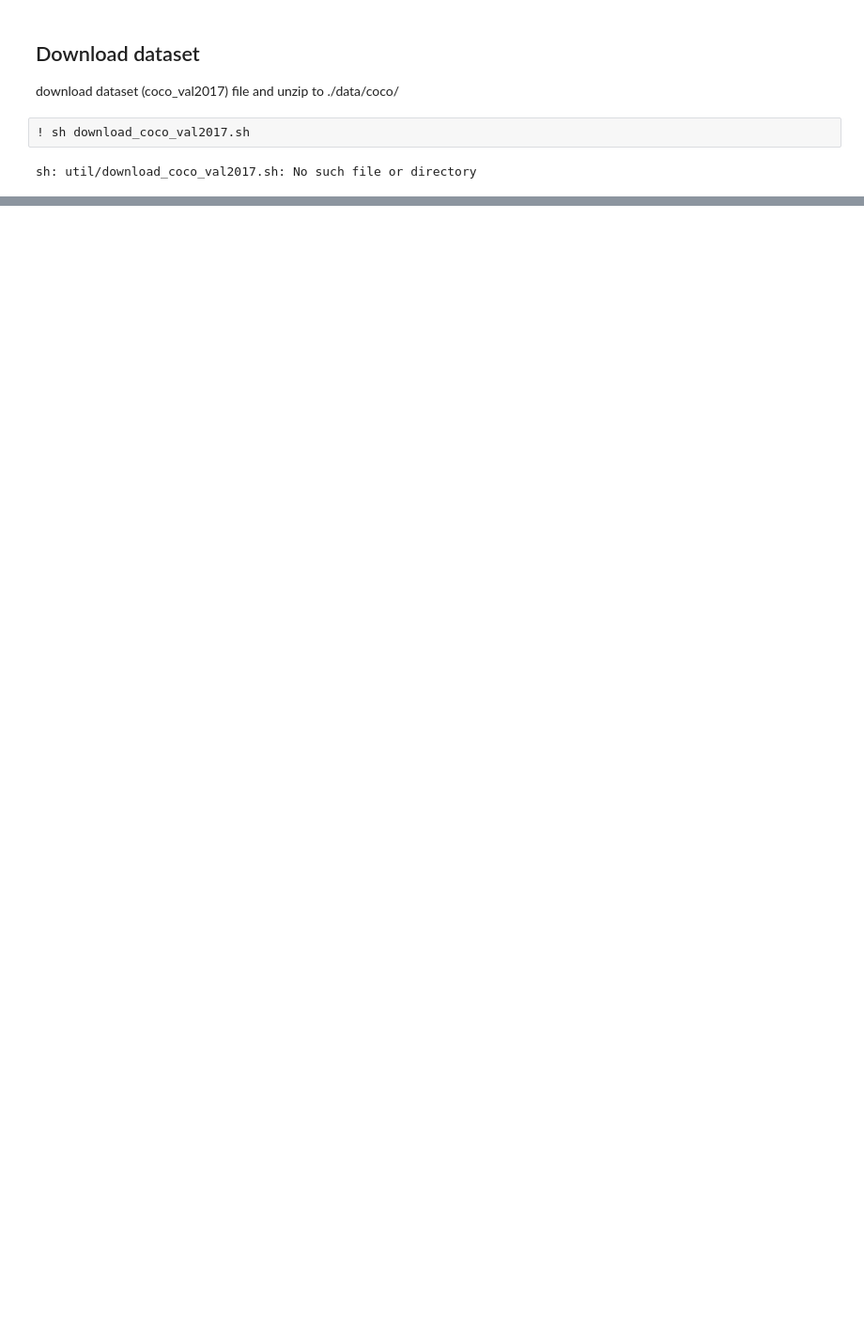
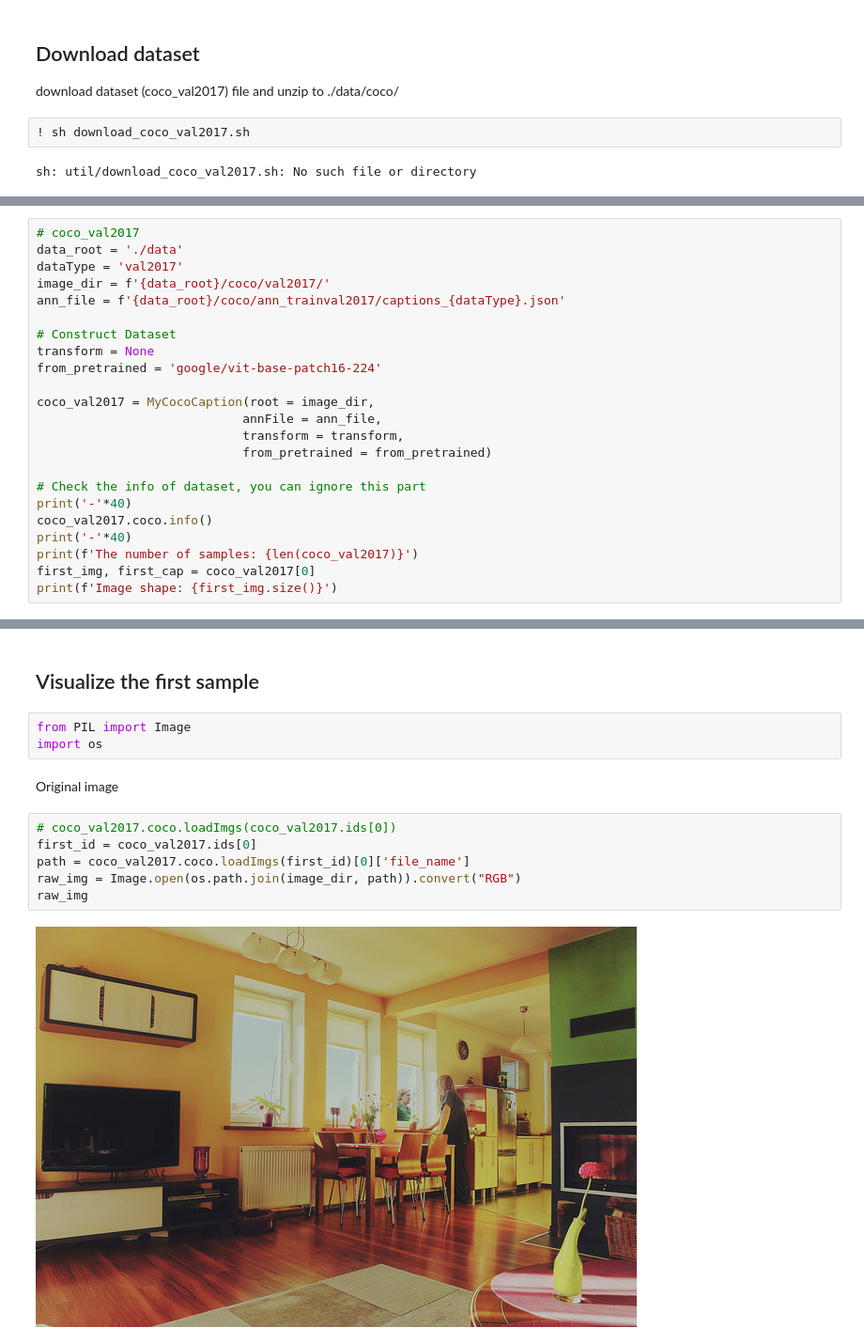
Before and after one commit to jullian-yapeter/lcmvae, a Jupyter notebook: data_loader_demo.ipynb, the cells around one changed output, grey strips where cells are left out. Shown at 94% size. Saved outputs shown, nothing was run; the diff lists cells and outputs as text; blank space fills up the shorter version.

Commit message:
Custom Dataset for COCO Caption dataset

```diff
--- a/data_loader_demo.ipynb
+++ b/data_loader_demo.ipynb
@@ -26,0 +27,23 @@ images.size(), len(captions)
+# %%
+# coco_val2017
+data_root = './data'
+dataType = 'val2017'
+image_dir = f'{data_root}/coco/val2017/'
+ann_file = f'{data_root}/coco/ann_trainval2017/captions_{dataType}.json'
+
+# Construct Dataset
+transform = None
+from_pretrained = 'google/vit-base-patch16-224'
+
+coco_val2017 = MyCocoCaption(root = image_dir,
+                            annFile = ann_file,
+                            transform = transform,
+                            from_pretrained = from_pretrained)
+
+# Check the info of dataset, you can ignore this part
+print('-'*40)
+coco_val2017.coco.info()
+print('-'*40)
+print(f'The number of samples: {len(coco_val2017)}')
+first_img, first_cap = coco_val2017[0]
+print(f'Image shape: {first_img.size()}')
@@ -26,0 +111,15 @@ images.size(), len(captions)
+# %% [markdown]
+## Visualize the first sample
+# %%
+from PIL import Image
+import os
+# %% [markdown]
+Original image
+# %%
+# coco_val2017.coco.loadImgs(coco_val2017.ids[0])
+first_id = coco_val2017.ids[0]
+path = coco_val2017.coco.loadImgs(first_id)[0]['file_name']
+raw_img = Image.open(os.path.join(image_dir, path)).convert("RGB")
+raw_img
+# %% [output]
+[figure, added]
```
Also changed, not shown: parts of 13 cells of this notebook, 4 other files.
